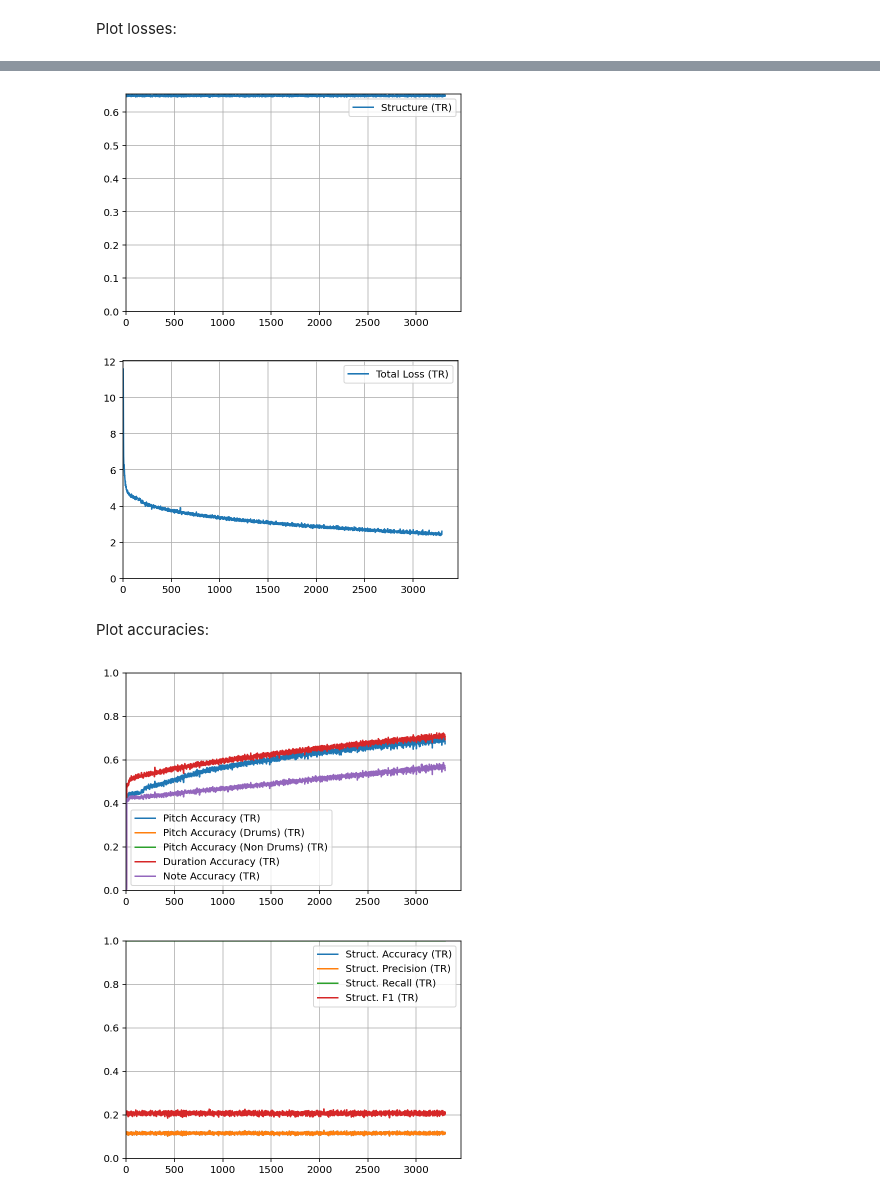
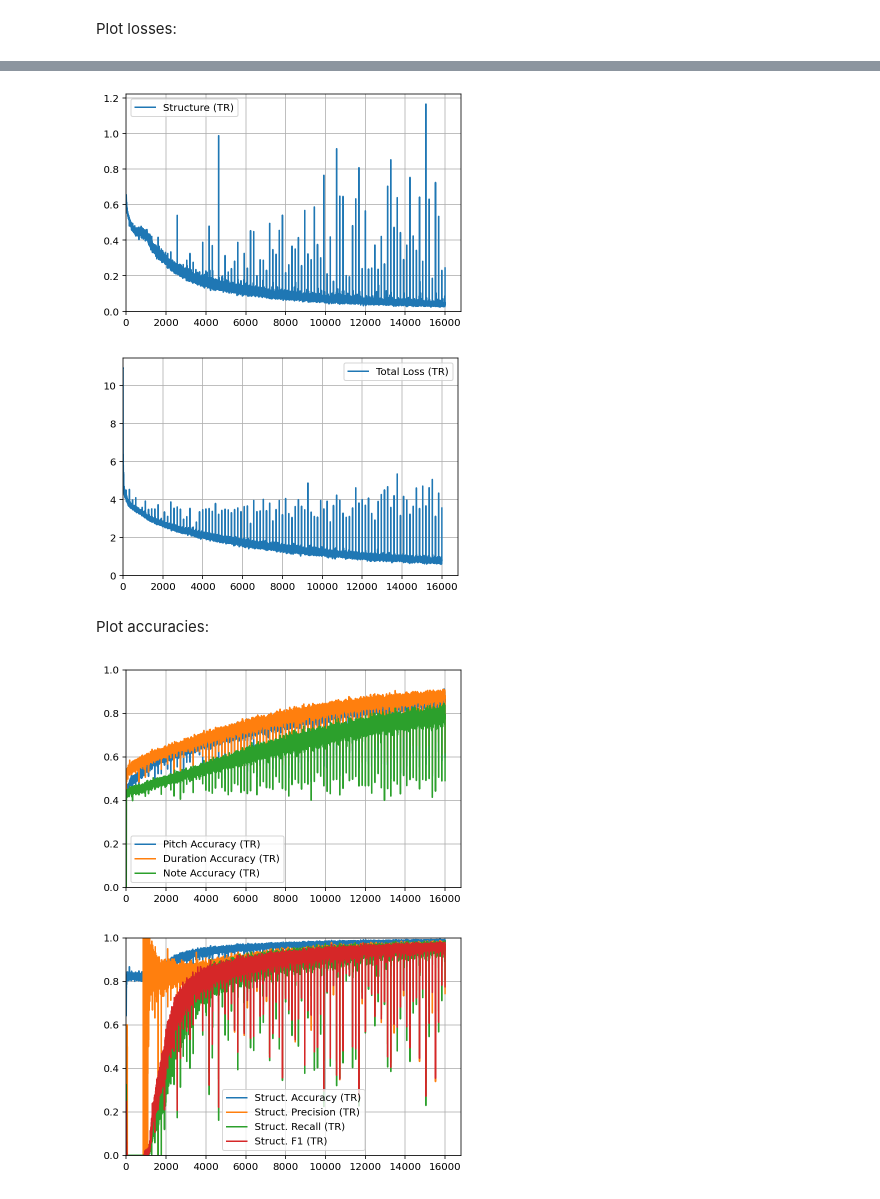
Before and after one commit to wenqinglim/GraphMusicGen, a Jupyter notebook: training_stats_POP8.ipynb, the cells around one changed output, grey strips where cells are left out. Cells and saved outputs as stored; diff of their text form; code cells hidden in the pictures.

Commit message:
Train model for 4-bar pop909

```diff
--- a/training_stats_POP8.ipynb
+++ b/training_stats_POP8.ipynb
@@ -1,5 +1,5 @@
 # %%
-model_dir = 'models/POP8'
+model_dir = 'models/POP8_4'
 # %% [markdown]
 Plot losses:
 # %%
@@ -45,7 +45,7 @@ losses = [
 ]
 plot_losses(model_dir, losses, plot_val=True)
 # %% [output]
-[figure, old version]
+[figure, new version]
 # %%
 # Uncomment the losses that have to be plotted
 losses = [
@@ -59,7 +59,7 @@ losses = [
 ]
 plot_losses(model_dir, losses, plot_val=True)
 # %% [output]
-[figure, old version]
+[figure, new version]
 # %% [markdown]
 Plot accuracies:
 # %%
@@ -72,27 +72,27 @@ accuracies = [
     # 's_recall',
     # 's_f1',
     'pitch',
-    'pitch_drums',
-    'pitch_non_drums',
+    # 'pitch_drums',
+    # 'pitch_non_drums',
     'dur',
     'note'
 ]
 plot_accuracies(model_dir, accuracies, plot_val=True)
 # %% [output]
-[figure, old version]
+[figure, new version]
 # %%
 # Uncomment the accuracies that have to be plotted
 accuracies = [
     's_acc',
     's_precision',
     's_recall',
     's_f1',
     # 'pitch',
     # 'pitch_drums',
     # 'pitch_non_drums',
     # 'dur',
     # 'note'
 ]
-plot_accuracies(model_dir, accuracies, plot_val=True)
+plot_accuracies(model_dir, accuracies, plot_val=False)
 # %% [output]
-[figure, old version]
+[figure, new version]
```
Also changed, not shown: parts of 2 cells of this notebook, 7 other files.
